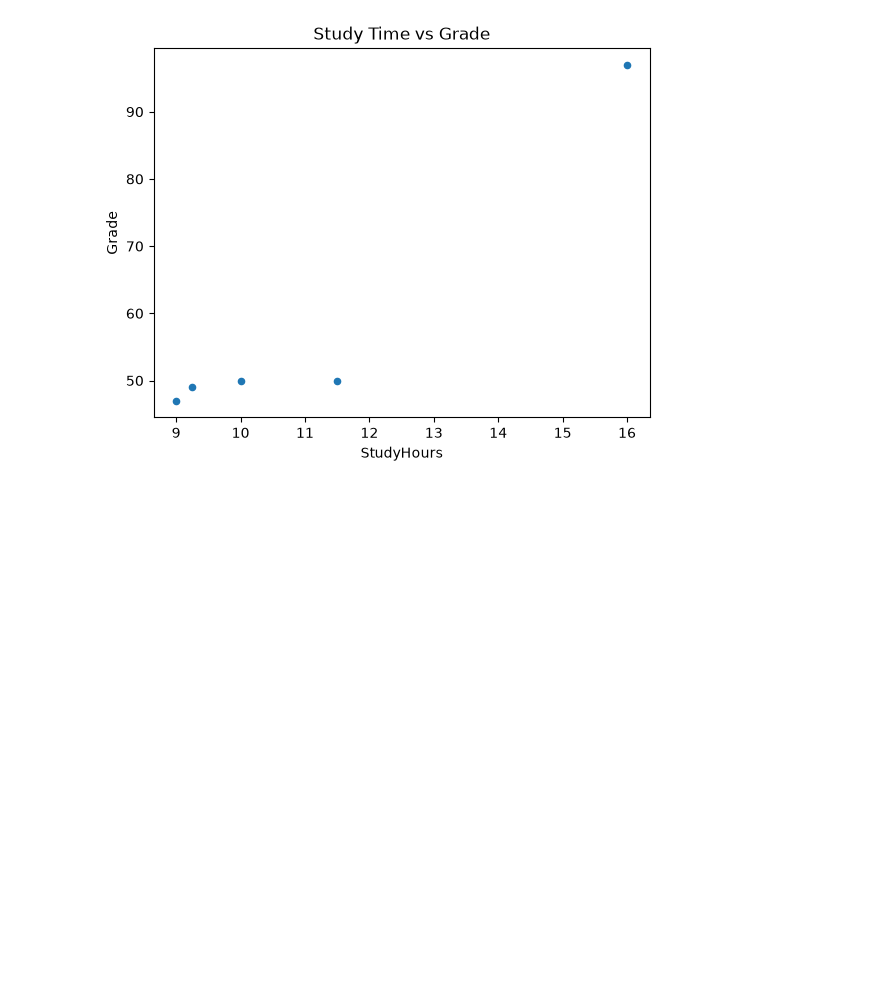
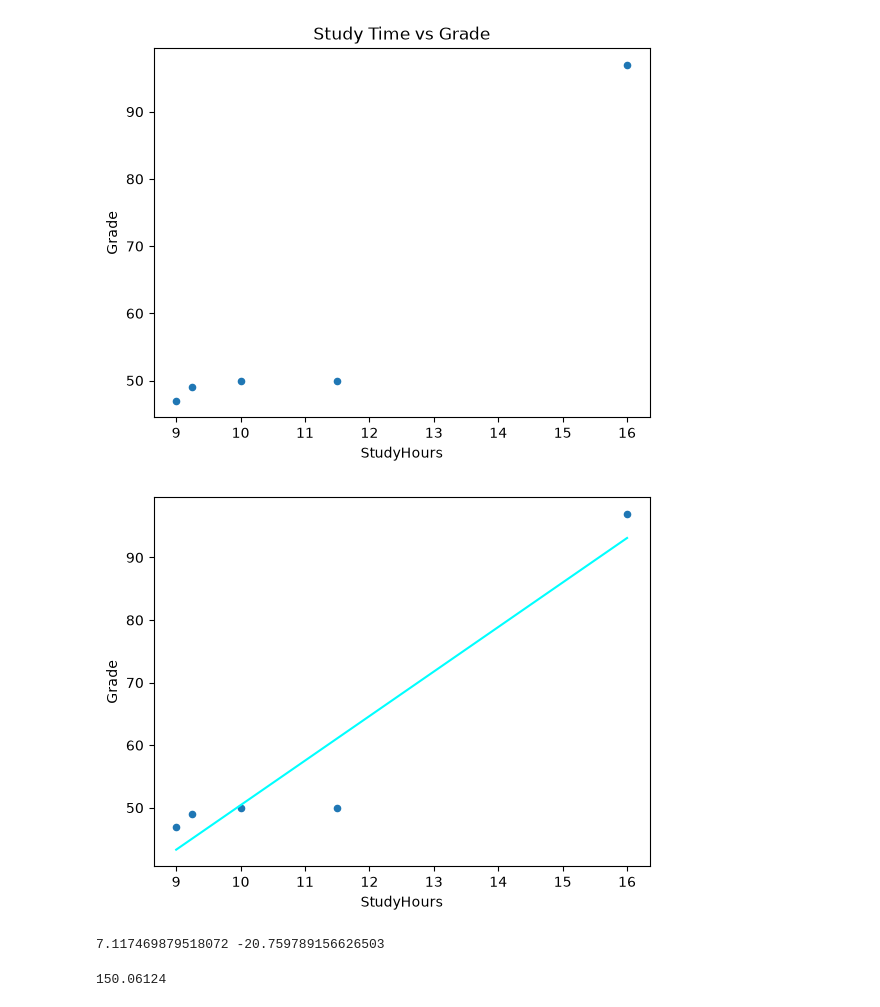
Before and after one commit to Ashu11122000/data-science-basics, a Jupyter notebook: python-notebook.ipynb, the cells around one changed output. Drawn from its saved outputs; the diff is of its cells as text; code cells hidden in the pictures; blank space fills up the shorter version.

Commit message:
basic python jupyter Scattering prediction notebook

```diff
--- a/python-notebook.ipynb
+++ b/python-notebook.ipynb
@@ -446,3 +446,36 @@ df_sample.plot.scatter(title='Study Time vs Grade', x='StudyHours', y='Grade')
 # %% [output]
 <Axes: title={'center': 'Study Time vs Grade'}, xlabel='StudyHours', ylabel='Grade'>
 [figure]
+# %%
+from scipy import stats
+
+df_regression = df_sample[['Grade', 'StudyHours']].copy()
+
+m, b, r, p, se = stats.linregress(df_regression['StudyHours'], df_regression['Grade'])
+
+df_regression['fx'] = (m * df_regression['StudyHours']) + b
+
+df_regression['error'] = df_regression['fx'] - df_regression['Grade']
+
+df_regression.plot.scatter(x = 'StudyHours', y = 'Grade')
+
+plt.plot(df_regression['StudyHours'], df_regression['fx'], color='cyan')
+
+plt.show()
+
+print(m,b)
+# %% [output]
+[figure, added]
+7.117469879518072 -20.759789156626503
+# %%
+def predict(x):
+    m = 7.11746
+    b = -20.7578
+
+    return m*x + b
+
+prediction = predict(24)
+
+prediction
+# %% [output]
+150.06124
```
